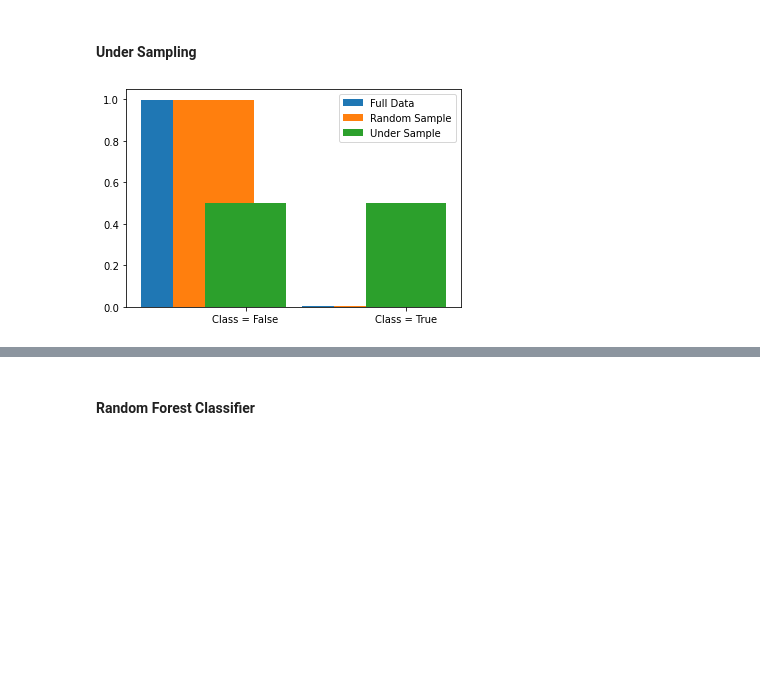
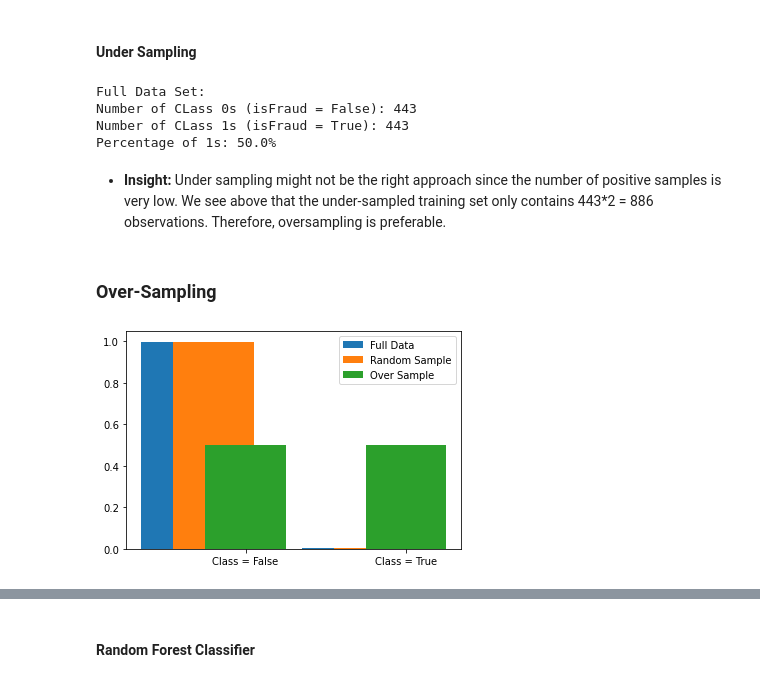
Before and after one commit to burning-river/KaggleCreditCardFraud, a Jupyter notebook: transactions.ipynb, the cells around one changed output, grey strips where cells are left out. Cells and saved outputs as stored; diff of their text form; code cells hidden in the pictures; blank space fills up the shorter version.

```diff
--- a/transactions.ipynb
+++ b/transactions.ipynb
@@ -419,0 +448,3 @@ performance_measure_plot(mean)
+# %%
+xgb_baseline = XGBClassifier()
+xgb_baseline.fit(X_rest_transform, y_rest)
@@ -419,0 +468,3 @@ performance_measure_plot(mean)
+# %%
+rfc_baseline = RandomForestClassifier()
+rfc_baseline.fit(X_rest_transform, y_rest)
@@ -422,24 +485,42 @@ performance_measure_plot(mean)
+# %%
+# Let's check the number of
+# negative or Class 0 (non fraud transactions) and
+# positive of Class 1 (fraud transactions)
+labelCol = 'Class'
+pct_1 = round(100*Counter(y_train)[True]/y_train.shape[0], 2)
+print('Full Data Set: \nNumber of CLass 0s (isFraud = False):', Counter(y_train)[0])
+print('Number of CLass 1s (isFraud = True):', Counter(y_train)[1])
+print(f'Percentage of 1s: {pct_1}%')
+# %% [output]
+Full Data Set:
+Number of CLass 0s (isFraud = False): 443
+Number of CLass 1s (isFraud = True): 443
+Percentage of 1s: 50.0%
+# %% [markdown]
+* __Insight:__ Under sampling might not be the right approach since the number of positive samples is very low. We see above that the under-sampled training set only contains 443\*2 = 886 observations. Therefore, oversampling is preferable.
+# %% [markdown]
+### Over-Sampling
 # %%
-rus = RandomUnderSampler(random_state = randN)
-X_resampled, y_resampled = rus.fit_resample(X_rest, y_rest)
-X_train, _, y_train, _ = train_test_split(X_resampled,
-y_resampled, random_state = randN)
+ros = RandomOverSampler(random_state = randN)
+X_over_sample, y_over_sample = ros.fit_resample(X_rest, y_rest)
+X_train, _, y_train, _ = train_test_split(X_over_sample,
+y_over_sample, random_state = randN, train_size = 50000)
 # %%
 x = [0, 1]
 height = [Counter(transxns[labelCol])[False], Counter(transxns[labelCol])[True]]
 total = transxns.shape[0]
 plt.bar(x, list(map(lambda x: x/transxns.shape[0], height)), tick_label = ['Class = False', 'Class = True'],width=0.5,label='Full Data')
 
 height = [Counter(y_sample)[False], Counter(y_sample)[True]]
 total = len(y_sample)
 x = list(map(lambda x: x+0.2, x))
 plt.bar(x, list(map(lambda x: x/total, height)), tick_label = ['Class = False', 'Class = True'],width=0.5,label='Random Sample')
 plt.legend();
 
 height = [Counter(y_train)[False], Counter(y_train)[True]]
 total = len(y_train)
 x = list(map(lambda x: x+0.2, x))
-plt.bar(x, list(map(lambda x: x/total, height)), tick_label = ['Class = False', 'Class = True'],width=0.5,label='Under Sample')
+plt.bar(x, list(map(lambda x: x/total, height)), tick_label = ['Class = False', 'Class = True'],width=0.5,label='Over Sample')
 plt.legend();
 # %% [output]
-[figure, old version]
+[figure, new version]
```
Also changed, not shown: parts of 71 cells of this notebook.
